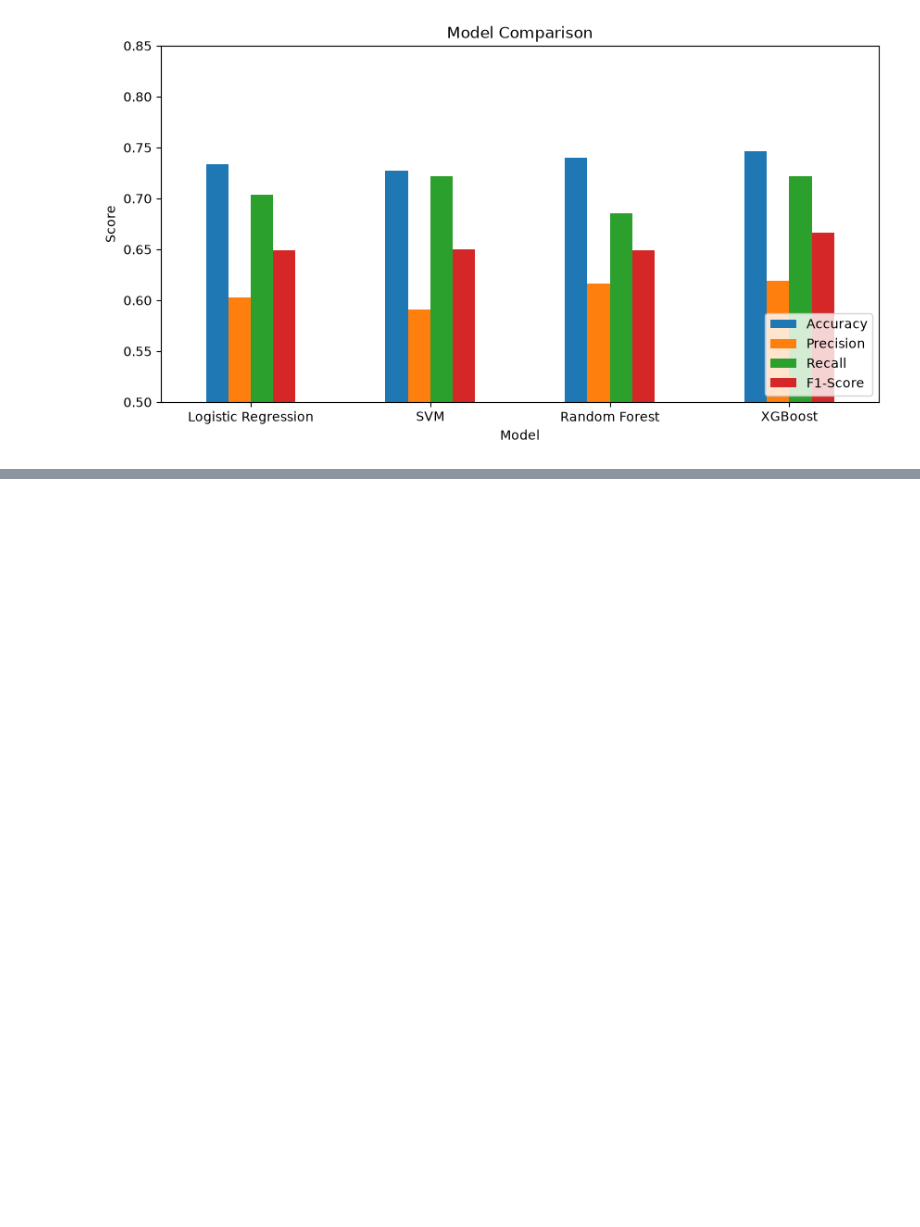
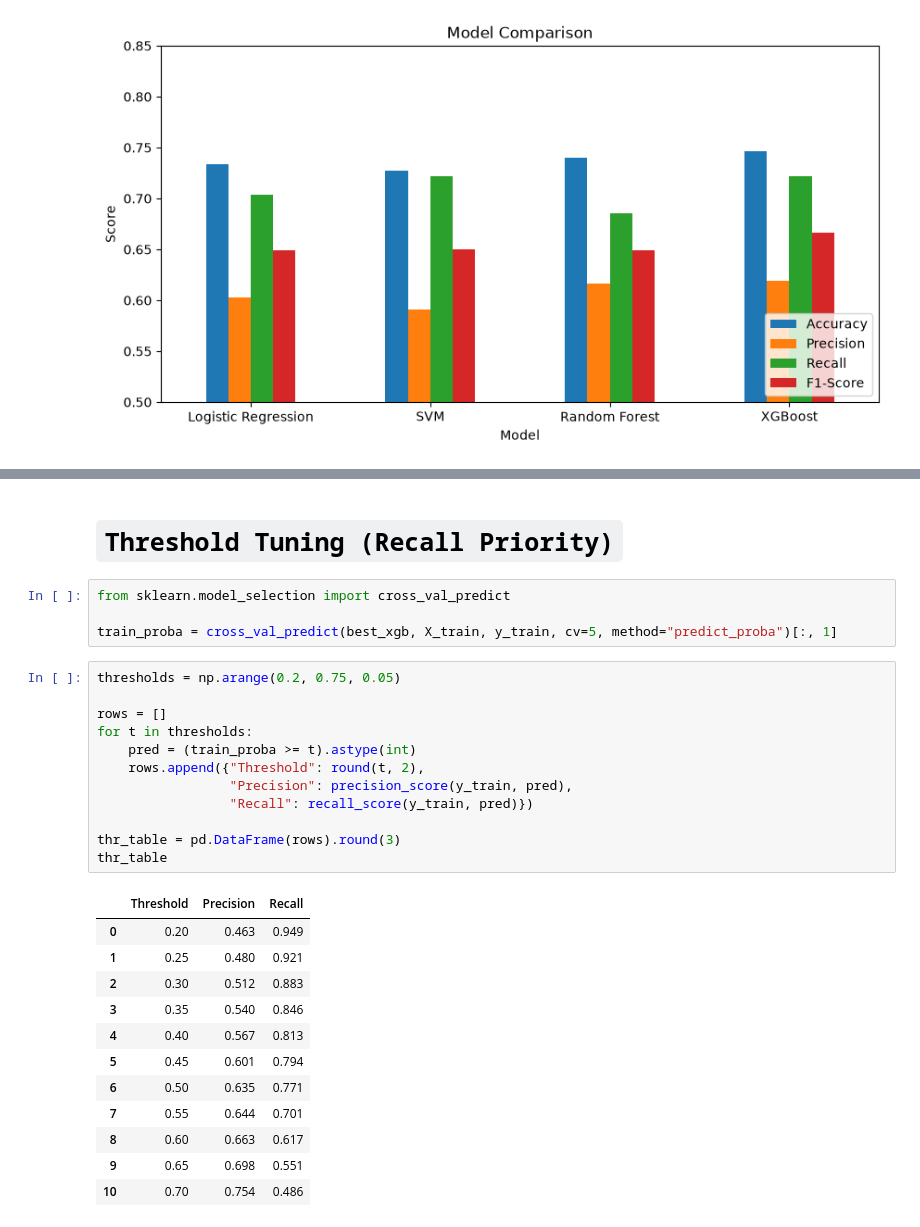
Before and after one commit to mrpaul-10/CodeAlpha_Disease_Prediction, a Jupyter notebook: notebook/Disease_Prediction.ipynb, the cells around one changed output, grey strips where cells are left out. Saved outputs shown, nothing was run; the diff lists cells and outputs as text; blank space fills up the shorter version.

```diff
--- a/notebook/Disease_Prediction.ipynb
+++ b/notebook/Disease_Prediction.ipynb
@@ -406,0 +536,31 @@ plt.show()
+# %% [markdown]
+# `Threshold Tuning (Recall Priority)`
+# %%
+from sklearn.model_selection import cross_val_predict
+
+train_proba = cross_val_predict(best_xgb, X_train, y_train, cv=5, method="predict_proba")[:, 1]
+# %%
+thresholds = np.arange(0.2, 0.75, 0.05)
+
+rows = []
+for t in thresholds:
+    pred = (train_proba >= t).astype(int)
+    rows.append({"Threshold": round(t, 2),
+                 "Precision": precision_score(y_train, pred),
+                 "Recall": recall_score(y_train, pred)})
+
+thr_table = pd.DataFrame(rows).round(3)
+thr_table
+# %% [output]
+|  | Threshold | Precision | Recall |
+| 0 | 0.20 | 0.463 | 0.949 |
+| 1 | 0.25 | 0.480 | 0.921 |
+| 2 | 0.30 | 0.512 | 0.883 |
+| 3 | 0.35 | 0.540 | 0.846 |
+| 4 | 0.40 | 0.567 | 0.813 |
+| 5 | 0.45 | 0.601 | 0.794 |
+| 6 | 0.50 | 0.635 | 0.771 |
+| 7 | 0.55 | 0.644 | 0.701 |
+| 8 | 0.60 | 0.663 | 0.617 |
+| 9 | 0.65 | 0.698 | 0.551 |
+| 10 | 0.70 | 0.754 | 0.486 |
```
Also changed, not shown: parts of 17 cells of this notebook.
